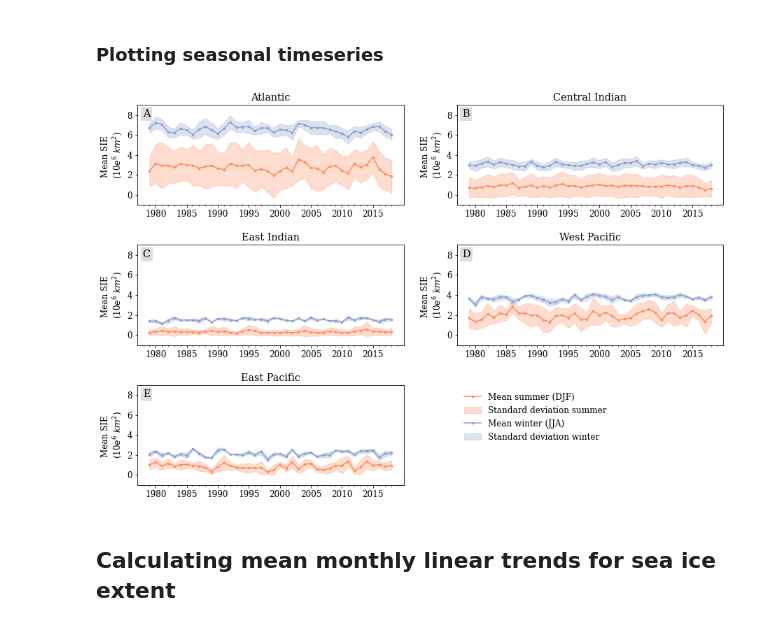
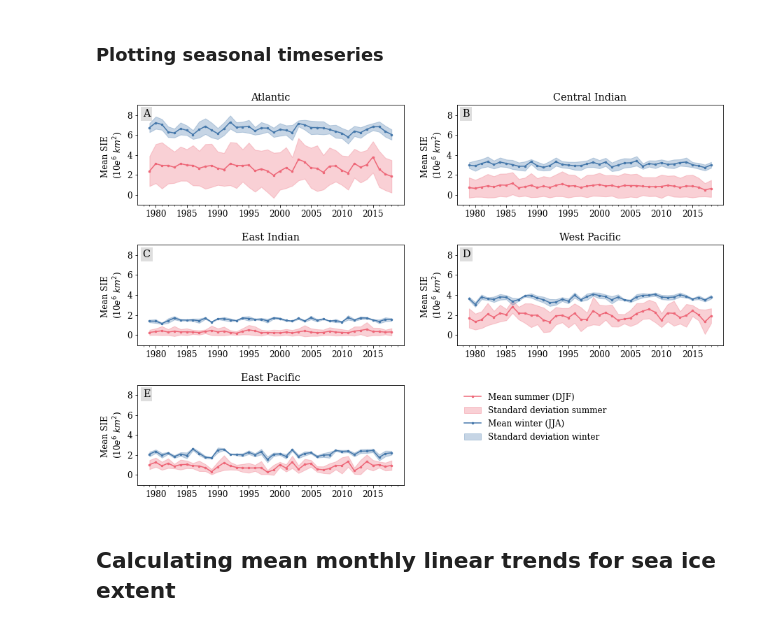
Before and after one commit to lidefi87/ACCESS_scripts_DFA, a Jupyter notebook: Scripts/SeaIcePlotsModel.ipynb, the cells around one changed output. Saved outputs shown, nothing was run; the diff lists cells and outputs as text; code cells hidden in the pictures.

```diff
--- a/Scripts/SeaIcePlotsModel.ipynb
+++ b/Scripts/SeaIcePlotsModel.ipynb
@@ -2068,22 +2097,22 @@ for i, sec in enumerate(sectorNames):
 
     #Plotting values
     #Summer
-    data_summer['mean'].plot(ax = ax[sec], color = '#fc8d62', marker = 'o',
+    data_summer['mean'].plot(ax = ax[sec], color = '#ee6677', marker = 'o',
                              markersize = 2.5, label = 'Mean summer (DJF)')
     #Add standard errors in trend as shaded areas
     ax[sec].fill_between(data_summer['mean'].time.values,
                          (data_summer['mean']+data_summer['std']).values,
                          (data_summer['mean']-data_summer['std']).values,
-               alpha = 0.3, color = '#fc8d62', label = 'Standard deviation summer')
+               alpha = 0.3, color = '#ee6677', label = 'Standard deviation summer')
 
     #Winter
-    data_winter['mean'].plot(ax = ax[sec], color = '#8da0cb', marker = 'o',
+    data_winter['mean'].plot(ax = ax[sec], color = '#4477aa', marker = 'o',
                              markersize = 2.5, label = 'Mean winter (JJA)')
     #Add standard errors in trend as shaded areas
     ax[sec].fill_between(data_winter['mean'].time.values,
                          (data_winter['mean']+data_winter['std']).values,
                          (data_winter['mean']-data_winter['std']).values,
-               alpha = 0.3, color = '#8da0cb', label = 'Standard deviation winter')
+               alpha = 0.3, color = '#4477aa', label = 'Standard deviation winter')
 
     #Remove x axis label
     ax[sec].set_xlabel('')
@@ -2536,0 +2651,29 @@ for sector in clipped_SIE:
+# %%
+seasonal_linear_trends = {}
+
+for sec_sea in seasonal_ts:
+    da = seasonal_ts[sec_sea]['mean']
+    sector = sec_sea.split('_')[0]
+    season = sec_sea.split('_')[1]
+    time_ind = np.arange(0, len(da))
+    vals = da.values
+    slope, intercept, r, p, se = zsf.lm_yr(y = vals, x = time_ind)
+    seasonal_linear_trends[f'{sector}_{season}'] = xr.Dataset(data_vars = dict(
+        slope = ('season', [slope]),
+        intercept = ('season', [intercept]),
+        r = ('season', [r]), p = ('season', [p]),
+        se = ('season', [se])), coords = dict(season = [season],
+                                              sector = [sector]))
+# %%
+#Printing summary table of linear trends
+da_seasonalLT = [seasonal_linear_trends[sec] for sec in seasonal_linear_trends]
+ds = xr.combine_by_coords(da_seasonalLT)
+
+reg_sea_pd = []
+for sec in sectorNames:
+    x = ds.sel(sector = sec).to_pandas()
+    x['sector'] = sec
+    reg_sea_pd.append(x)
+
+reg_sea_pd = pd.concat(reg_sea_pd)
+reg_sea_pd
@@ -2567,22 +2751,22 @@ for i, sec in enumerate(sectorNames):
 
     #Plotting values
     #Summer
-    data_summer['mean'].plot(ax = ax[sec], color = '#fc8d62', marker = 'o',
+    data_summer['mean'].plot(ax = ax[sec], color = '#ee6677', marker = 'o',
                              markersize = 2.5, label = 'Mean summer (DJF)')
     #Add standard errors in trend as shaded areas
     ax[sec].fill_between(data_summer['mean'].time.values,
                          (data_summer['mean']+data_summer['std']).values,
                          (data_summer['mean']-data_summer['std']).values,
-               alpha = 0.3, color = '#fc8d62', label = 'Standard deviation summer')
+               alpha = 0.3, color = '#ee6677', label = 'Standard deviation summer')
 
     #Winter
-    data_winter['mean'].plot(ax = ax[sec], color = '#8da0cb', marker = 'o',
+    data_winter['mean'].plot(ax = ax[sec], color = '#4477aa', marker = 'o',
                              markersize = 2.5, label = 'Mean winter (JJA)')
     #Add standard errors in trend as shaded areas
     ax[sec].fill_between(data_winter['mean'].time.values,
                          (data_winter['mean']+data_winter['std']).values,
                          (data_winter['mean']-data_winter['std']).values,
-               alpha = 0.3, color = '#8da0cb', label = 'Standard deviation winter')
+               alpha = 0.3, color = '#4477aa', label = 'Standard deviation winter')
 
     #Remove x axis label
     ax[sec].set_xlabel('')
@@ -2591,34 +2775,34 @@ for i, sec in enumerate(sectorNames):
     #Remove scientific notation from y axis and include it in label
     exp_yaxis = int(np.floor(np.log10(int(data_winter['mean'].max().values))))
     plt.ylabel('Mean SIE \n' + r'(10$e^{}$ $km^2$)'.format(exp_yaxis))
     ax[sec].yaxis.get_offset_text().set_visible(False)
     ax[sec].set_ylim([-1e6, 9e6])
     ax[sec].xaxis.set_minor_locator(AutoMinorLocator(n = 5))
 
 ax['legend'] = fig.add_subplot(gs[5])
 h, l = ax[sec].get_legend_handles_labels()
 ax['legend'].legend(h, l, loc = 'upper left', frameon = False)
 [s.set_visible(False) for s in ax['legend'].spines.values()]
 [t.set_visible(False) for t in ax['legend'].get_xticklines()]
 [t.set_visible(False) for t in ax['legend'].get_yticklines()]
 ax['legend'].yaxis.set_tick_params(labelleft = False)
 ax['legend'].xaxis.set_tick_params(labelbottom = False)
 
 #Labelling plots
 #Getting the alphabet in upper case
 labels = string.ascii_uppercase[0:5]
 #Apply labels only to plots, not colorbars
 for i, a in enumerate(ax):
     if i < 5:
         ax[a].text(0.02, .88, labels[i], transform = ax[a].transAxes, fontsize = 'large',
            bbox = dict(facecolor = '#dedede', edgecolor = 'none', pad = 3.0))
 
 #Saving figure
 fn = 'SeasonalMeansSector_SeaIceExtent_1979-2018.png'
 plt.savefig(os.path.join(out_folder, fn), dpi = 300, bbox_inches = 'tight',
             pad_inches = 0.05)
 # %% [output]
-[figure, old version]
+[figure, new version]
 # %% [markdown]
 ## Calculating mean monthly linear trends for sea ice extent
 # %% [markdown]
```
Also changed, not shown: parts of 25 cells of this notebook.
